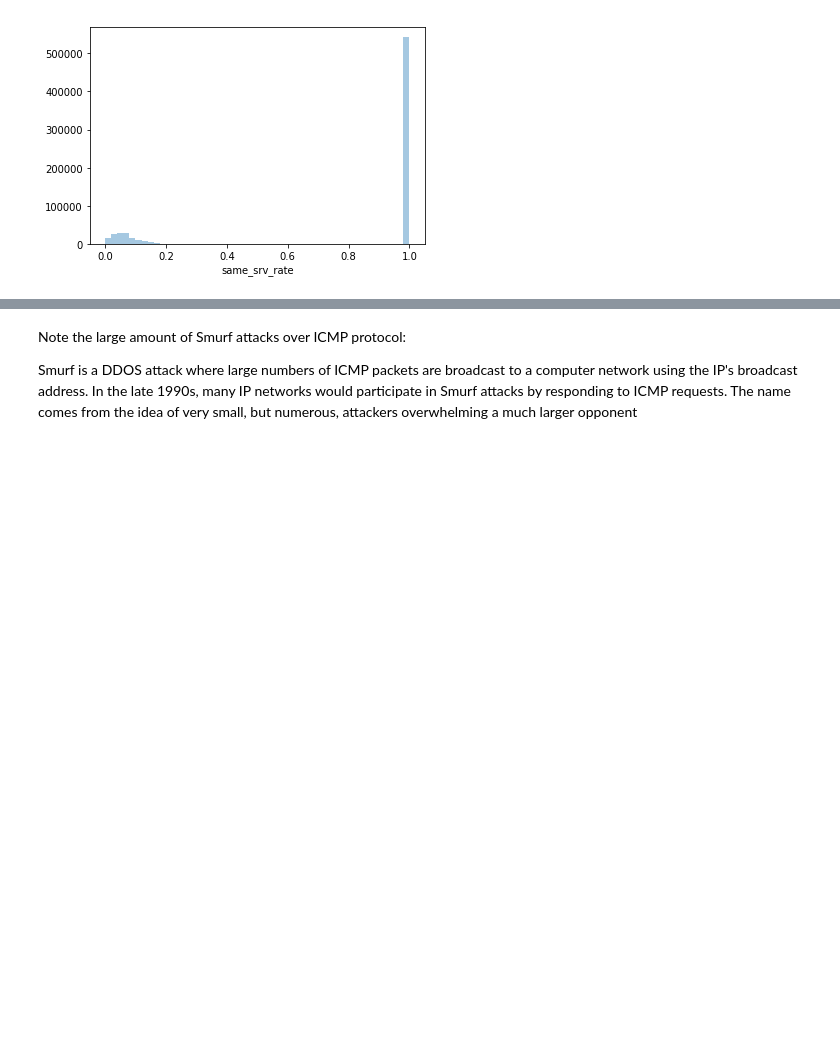
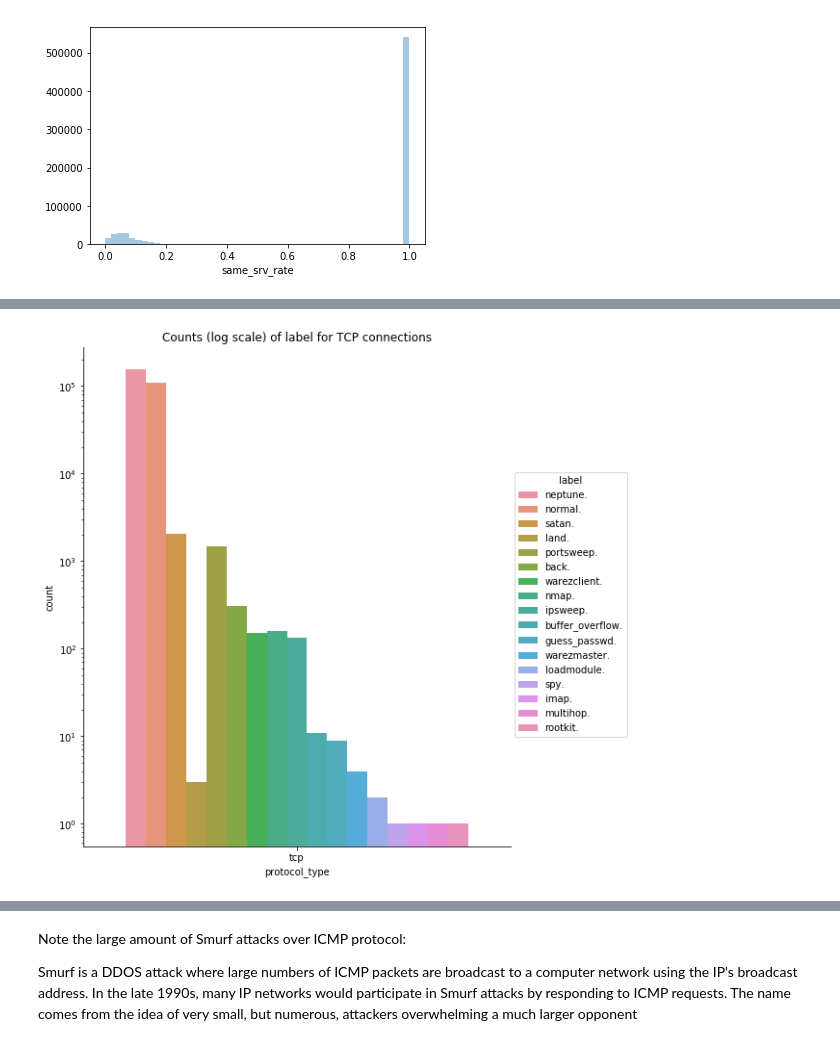
Before and after one commit to MnemoSemiotic/Analyzing-Network-Traffic_kdd99, a Jupyter notebook: 1_Dataset_Exploration_and_EDA.ipynb, the cells around one changed output, grey strips where cells are left out. Cells and saved outputs as stored; diff of their text form; code cells hidden in the pictures; blank space fills up the shorter version.

```diff
--- a/1_Dataset_Exploration_and_EDA.ipynb
+++ b/1_Dataset_Exploration_and_EDA.ipynb
@@ -357,0 +392,9 @@ for ax, title in zip(g.axes.flat, title):
+# %%
+x = 'tcp'
+hue = 'label'
+col_name = 'protocol_type'
+title = ['Counts (log scale) of label for TCP connections']
+
+pltfuncs.log_label_for_connection_plot(df, col_name, x, hue, title)
+# %% [output]
+[figure, added]
```
Also changed, not shown: parts of 26 cells of this notebook, 2 other files.
